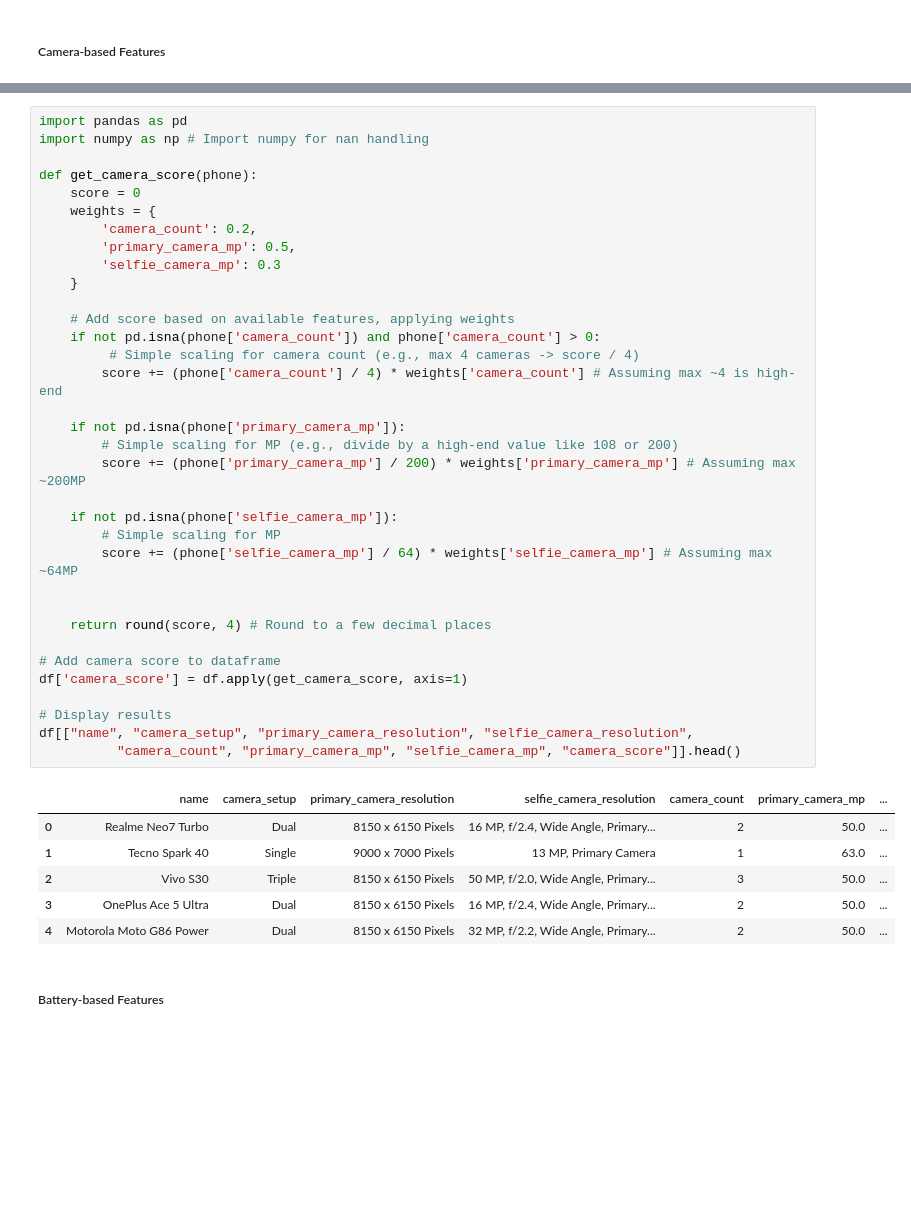
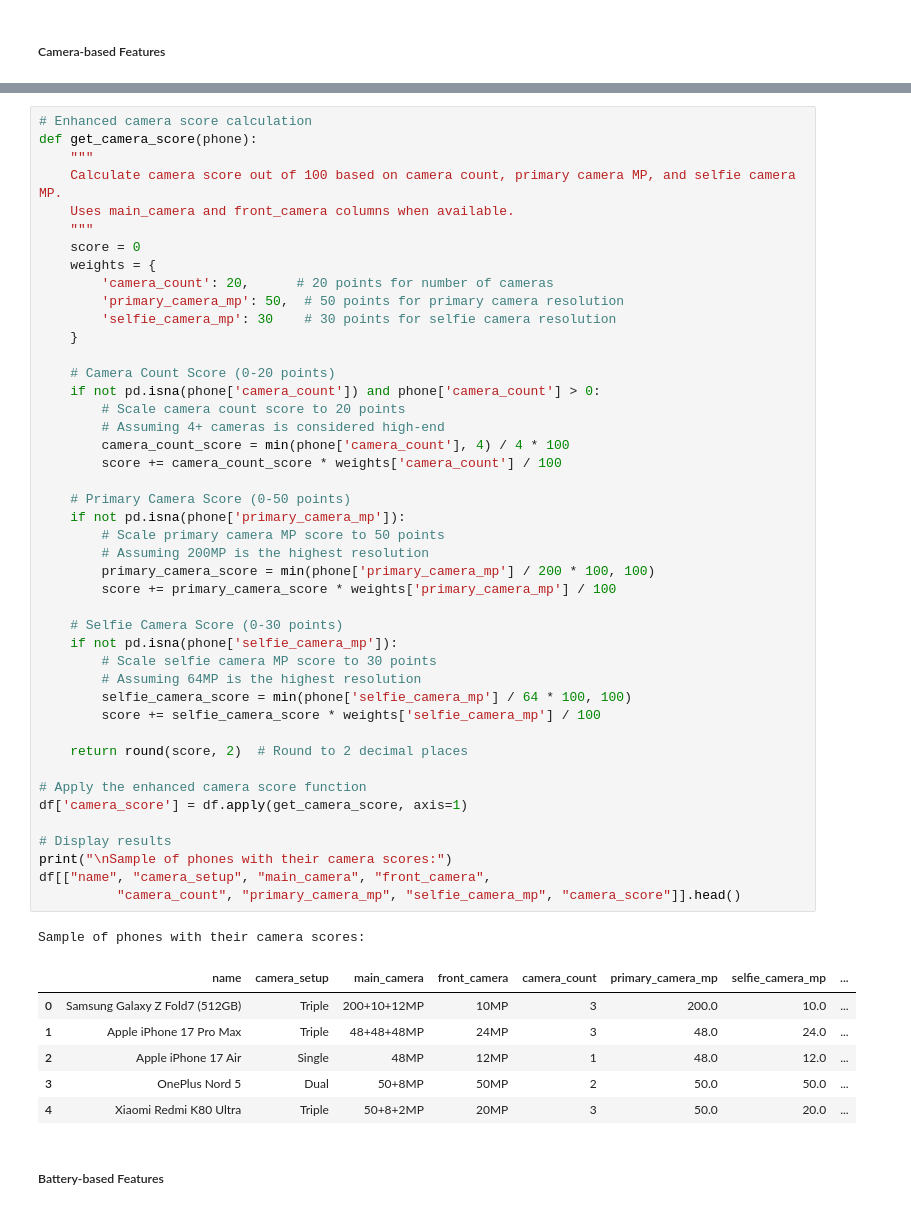
Before and after one commit to Kazi-Mahmudul/product-recommender-ai, a Jupyter notebook: data_cleaning/clean_mobiledokan.ipynb, the cells around one changed output, grey strips where cells are left out. Saved outputs shown, nothing was run; the diff lists cells and outputs as text; blank space fills up the shorter version.

```diff
--- a/data_cleaning/clean_mobiledokan.ipynb
+++ b/data_cleaning/clean_mobiledokan.ipynb
@@ -328,44 +353,55 @@ print(df[["selfie_camera_resolution", "selfie_camera_mp"]].head(10))
 # %%
-import pandas as pd
-import numpy as np # Import numpy for nan handling
-
+# Enhanced camera score calculation
 def get_camera_score(phone):
+    """
+    Calculate camera score out of 100 based on camera count, primary camera MP, and selfie camera MP.
+    Uses main_camera and front_camera columns when available.
+    """
     score = 0
     weights = {
-        'camera_count': 0.2,
-        'primary_camera_mp': 0.5,
-        'selfie_camera_mp': 0.3
+        'camera_count': 20,      # 20 points for number of cameras
+        'primary_camera_mp': 50,  # 50 points for primary camera resolution
+        'selfie_camera_mp': 30    # 30 points for selfie camera resolution
     }
 
-    # Add score based on available features, applying weights
+    # Camera Count Score (0-20 points)
     if not pd.isna(phone['camera_count']) and phone['camera_count'] > 0:
-         # Simple scaling for camera count (e.g., max 4 cameras -> score / 4)
-        score += (phone['camera_count'] / 4) * weights['camera_count'] # Assuming max ~4 is high-end
+        # Scale camera count score to 20 points
+        # Assuming 4+ cameras is considered high-end
+        camera_count_score = min(phone['camera_count'], 4) / 4 * 100
+        score += camera_count_score * weights['camera_count'] / 100
 
+    # Primary Camera Score (0-50 points)
     if not pd.isna(phone['primary_camera_mp']):
-        # Simple scaling for MP (e.g., divide by a high-end value like 108 or 200)
-        score += (phone['primary_camera_mp'] / 200) * weights['primary_camera_mp'] # Assuming max ~200MP
+        # Scale primary camera MP score to 50 points
+        # Assuming 200MP is the highest resolution
+        primary_camera_score = min(phone['primary_camera_mp'] / 200 * 100, 100)
+        score += primary_camera_score * weights['primary_camera_mp'] / 100
 
+    # Selfie Camera Score (0-30 points)
     if not pd.isna(phone['selfie_camera_mp']):
-        # Simple scaling for MP
-        score += (phone['selfie_camera_mp'] / 64) * weights['selfie_camera_mp'] # Assuming max ~64MP
+        # Scale selfie camera MP score to 30 points
+        # Assuming 64MP is the highest resolution
+        selfie_camera_score = min(phone['selfie_camera_mp'] / 64 * 100, 100)
+        score += selfie_camera_score * weights['selfie_camera_mp'] / 100
 
+    return round(score, 2)  # Round to 2 decimal places
 
-    return round(score, 4) # Round to a few decimal places
-
-# Add camera score to dataframe
+# Apply the enhanced camera score function
 df['camera_score'] = df.apply(get_camera_score, axis=1)
 
 # Display results
-df[["name", "camera_setup", "primary_camera_resolution", "selfie_camera_resolution",
+print("\nSample of phones with their camera scores:")
+df[["name", "camera_setup", "main_camera", "front_camera",
           "camera_count", "primary_camera_mp", "selfie_camera_mp", "camera_score"]].head()
 # %% [output]
+Sample of phones with their camera scores:
-|  | name | camera_setup | primary_camera_resolution | selfie_camera_resolution | camera_count | primary_camera_mp | ... |
-| 0 | Realme Neo7 Turbo | Dual | 8150 x 6150 Pixels | 16 MP, f/2.4, Wide Angle, Primary... | 2 | 50.0 | ... |
-| 1 | Tecno Spark 40 | Single | 9000 x 7000 Pixels | 13 MP, Primary Camera | 1 | 63.0 | ... |
-| 2 | Vivo S30 | Triple | 8150 x 6150 Pixels | 50 MP, f/2.0, Wide Angle, Primary... | 3 | 50.0 | ... |
-| 3 | OnePlus Ace 5 Ultra | Dual | 8150 x 6150 Pixels | 16 MP, f/2.4, Wide Angle, Primary... | 2 | 50.0 | ... |
-| 4 | Motorola Moto G86 Power | Dual | 8150 x 6150 Pixels | 32 MP, f/2.2, Wide Angle, Primary... | 2 | 50.0 | ... |
+|  | name | camera_setup | main_camera | front_camera | camera_count | primary_camera_mp | selfie_camera_mp | ... |
+| 0 | Samsung Galaxy Z Fold7 (512GB) | Triple | 200+10+12MP | 10MP | 3 | 200.0 | 10.0 | ... |
+| 1 | Apple iPhone 17 Pro Max | Triple | 48+48+48MP | 24MP | 3 | 48.0 | 24.0 | ... |
+| 2 | Apple iPhone 17 Air | Single | 48MP | 12MP | 1 | 48.0 | 12.0 | ... |
+| 3 | OnePlus Nord 5 | Dual | 50+8MP | 50MP | 2 | 50.0 | 50.0 | ... |
+| 4 | Xiaomi Redmi K80 Ultra | Triple | 50+8+2MP | 20MP | 3 | 50.0 | 20.0 | ... |
 # %% [markdown]
 ##### Battery-based Features
 # %%
```
Also changed, not shown: parts of 26 cells of this notebook, 10 other files.
